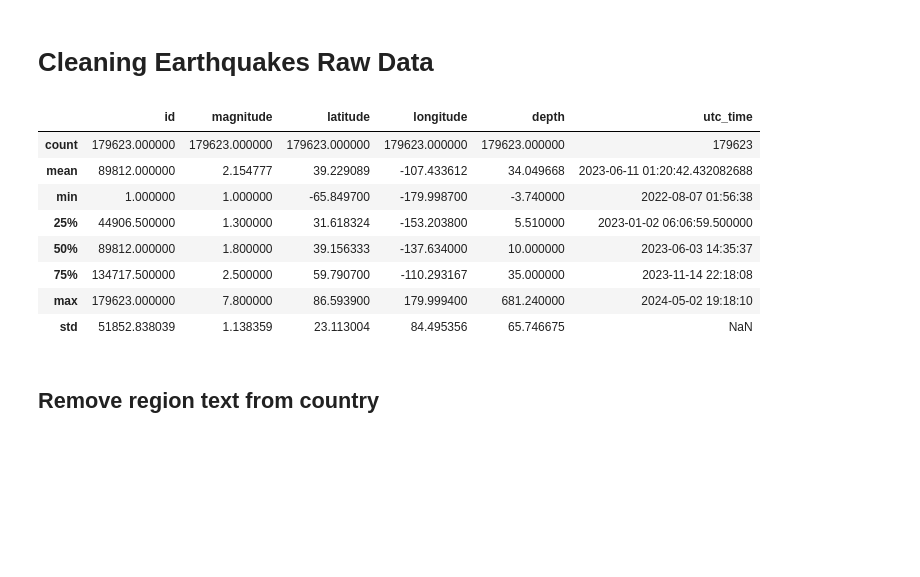
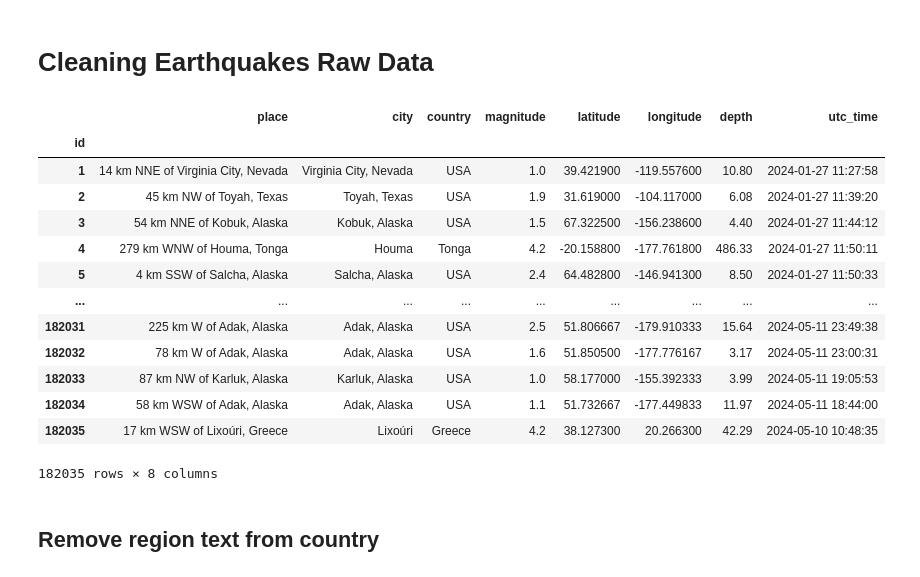
Before and after one commit to victoriacheng15/all-earthquakes-data, a Jupyter notebook: notebooks/cleaning.ipynb, the cells around one changed output. Drawn from its saved outputs; the diff is of its cells as text; code cells hidden in the pictures; blank space fills up the shorter version.

Commit message:
update cleaning (#18)
* refactor: drop a couple of columns and reset index

* chore: update visualizations

```diff
--- a/notebooks/cleaning.ipynb
+++ b/notebooks/cleaning.ipynb
@@ -17,18 +17,27 @@ engine = create_engine(conn)
 query = "select * from raw_data;"
 
 df = pd.read_sql_query(query, conn)
-
-df.describe()
-# %% [output]
-|  | id | magnitude | latitude | longitude | depth | utc_time |
-| count | 179623.000000 | 179623.000000 | 179623.000000 | 179623.000000 | 179623.000000 | 179623 |
-| mean | 89812.000000 | 2.154777 | 39.229089 | -107.433612 | 34.049668 | 2023-06-11 01:20:42.432082688 |
-| min | 1.000000 | 1.000000 | -65.849700 | -179.998700 | -3.740000 | 2022-08-07 01:56:38 |
-| 25% | 44906.500000 | 1.300000 | 31.618324 | -153.203800 | 5.510000 | 2023-01-02 06:06:59.500000 |
-| 50% | 89812.000000 | 1.800000 | 39.156333 | -137.634000 | 10.000000 | 2023-06-03 14:35:37 |
-| 75% | 134717.500000 | 2.500000 | 59.790700 | -110.293167 | 35.000000 | 2023-11-14 22:18:08 |
-| max | 179623.000000 | 7.800000 | 86.593900 | 179.999400 | 681.240000 | 2024-05-02 19:18:10 |
-| std | 51852.838039 | 1.138359 | 23.113004 | 84.495356 | 65.746675 | NaN |
+# %%
+df.drop(columns=["code","event_id","url", "details"], axis=1, inplace=True)
+# %%
+df.set_index("id", inplace=True)
+# %%
+df
+# %% [output]
+|  | place | city | country | magnitude | latitude | longitude | depth | utc_time |
+| id |  |  |  |  |  |  |  |  |
+| 1 | 14 km NNE of Virginia City, Nevada | Virginia City, Nevada | USA | 1.0 | 39.421900 | -119.557600 | 10.80 | 2024-01-27 11:27:58 |
+| 2 | 45 km NW of Toyah, Texas | Toyah, Texas | USA | 1.9 | 31.619000 | -104.117000 | 6.08 | 2024-01-27 11:39:20 |
+| 3 | 54 km NNE of Kobuk, Alaska | Kobuk, Alaska | USA | 1.5 | 67.322500 | -156.238600 | 4.40 | 2024-01-27 11:44:12 |
+| 4 | 279 km WNW of Houma, Tonga | Houma | Tonga | 4.2 | -20.158800 | -177.761800 | 486.33 | 2024-01-27 11:50:11 |
+| 5 | 4 km SSW of Salcha, Alaska | Salcha, Alaska | USA | 2.4 | 64.482800 | -146.941300 | 8.50 | 2024-01-27 11:50:33 |
+| ... | ... | ... | ... | ... | ... | ... | ... | ... |
+| 182031 | 225 km W of Adak, Alaska | Adak, Alaska | USA | 2.5 | 51.806667 | -179.910333 | 15.64 | 2024-05-11 23:49:38 |
+| 182032 | 78 km W of Adak, Alaska | Adak, Alaska | USA | 1.6 | 51.850500 | -177.776167 | 3.17 | 2024-05-11 23:00:31 |
+| 182033 | 87 km NW of Karluk, Alaska | Karluk, Alaska | USA | 1.0 | 58.177000 | -155.392333 | 3.99 | 2024-05-11 19:05:53 |
+| 182034 | 58 km WSW of Adak, Alaska | Adak, Alaska | USA | 1.1 | 51.732667 | -177.449833 | 11.97 | 2024-05-11 18:44:00 |
+| 182035 | 17 km WSW of Lixoúri, Greece | Lixoúri | Greece | 4.2 | 38.127300 | 20.266300 | 42.29 | 2024-05-10 10:48:35 |
+182035 rows × 8 columns
 # %% [markdown]
 ## Remove region text from country
 # %%
```
Also changed, not shown: parts of 3 cells of this notebook, 1 other file.
